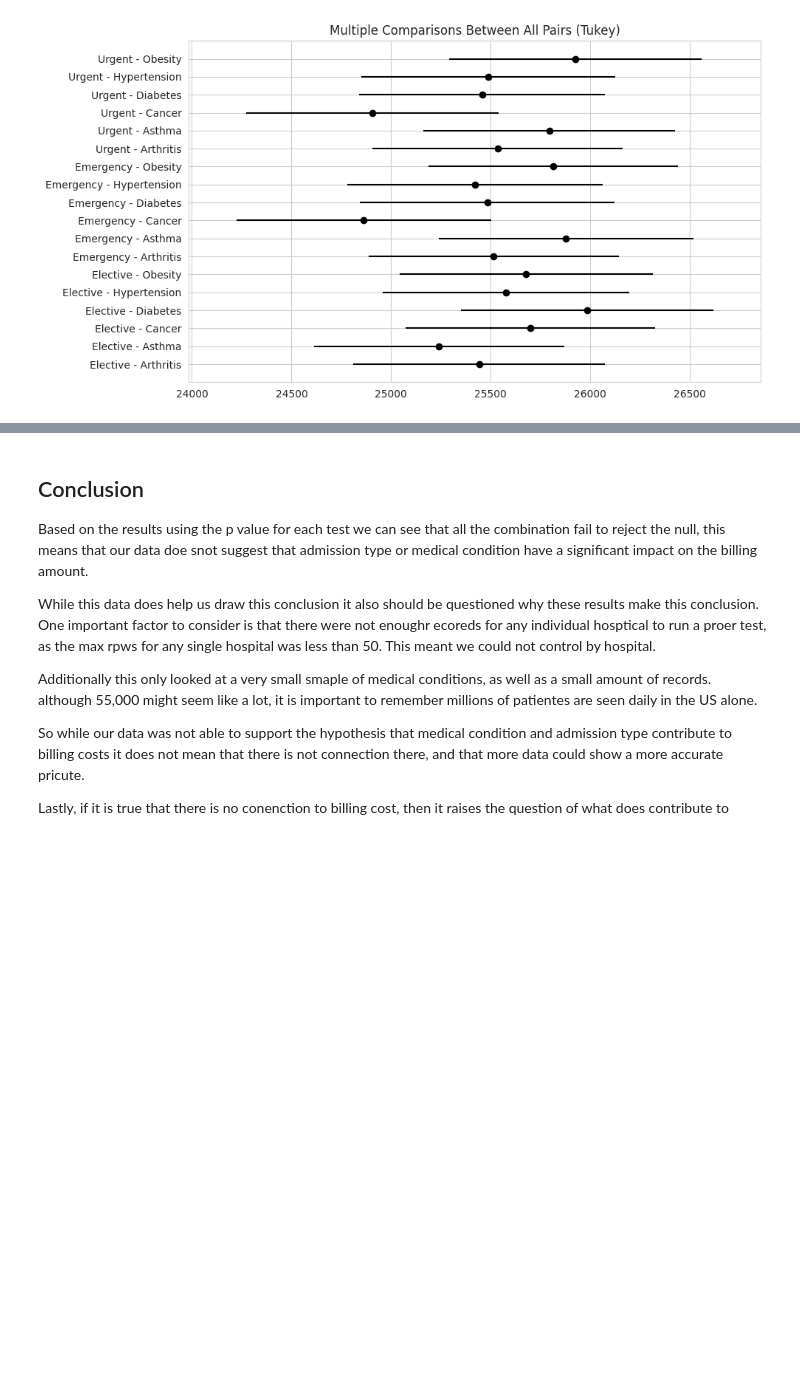
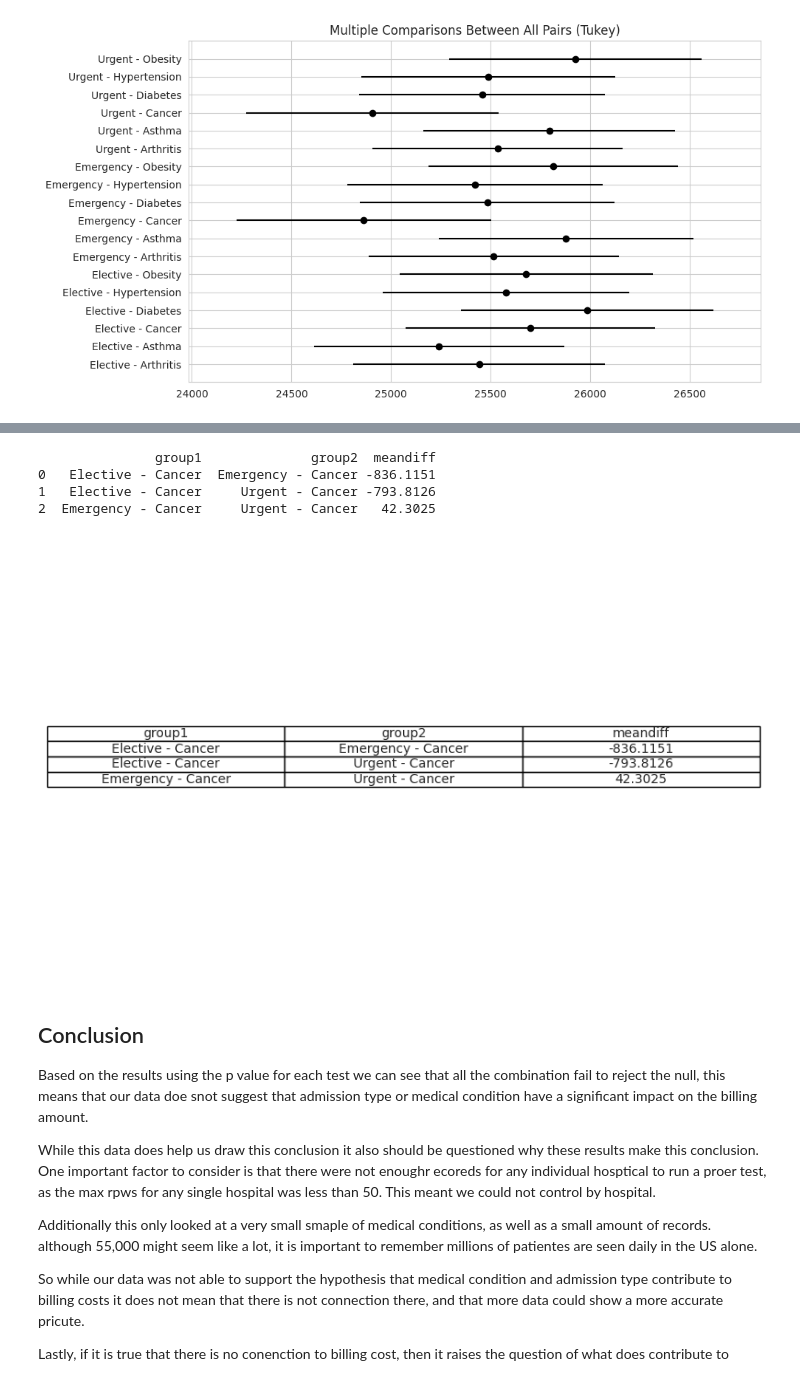
Before and after one commit to ZMK94/Health-Care-Cost-Analysis, a Jupyter notebook: Healthcare_Cost_Analysis.ipynb, the cells around one changed output, grey strips where cells are left out. Cells and saved outputs as stored; diff of their text form; code cells hidden in the pictures; blank space fills up the shorter version.

```diff
--- a/Healthcare_Cost_Analysis.ipynb
+++ b/Healthcare_Cost_Analysis.ipynb
@@ -339,3 +465,48 @@ tukey_result.plot_simultaneous()
+# %%
+import pandas as pd
+from statsmodels.stats.multicomp import MultiComparison
+import matplotlib.pyplot as plt
+
+# Create a new column that combines 'Admission Type' and 'Medical Condition'
+df['Group'] = df['Admission Type'] + ' - ' + df['Medical Condition']
+
+# Filter the data to only include rows where the medical condition is "Cancer"
+cancer_df = df[df['Medical Condition'] == "Cancer"]
+
+# Prepare the data for the Tukey HSD test
+multi_comp = MultiComparison(cancer_df['Billing Amount'], cancer_df['Group'])
+
+# Perform the Tukey HSD test
+tukey_result = multi_comp.tukeyhsd()
+
+# Extract the data from the Tukey HSD result
+tukey_data = tukey_result.summary().data[1:]
+
+# Create a DataFrame to hold the Tukey HSD test results
+results_df = pd.DataFrame(tukey_data, columns=tukey_result.summary().data[0])
+
+# Select relevant columns (Group 1, Group 2, and Mean Difference)
+results_df = results_df[['group1', 'group2', 'meandiff']]
+
+# Print the DataFrame
+print(results_df)
+
+# Create a formatted table and save it as an image
+fig, ax = plt.subplots(figsize=(10, 6))  # Set the size of the figure
+ax.axis('tight')
+ax.axis('off')
+table = ax.table(cellText=results_df.values, colLabels=results_df.columns, cellLoc='center', loc='center')
+
+# Save the table as an image
+plt.savefig("tukey_hsd_results.png")
+
+plt.show()
+# %% [output]
+               group1              group2  meandiff
+0   Elective - Cancer  Emergency - Cancer -836.1151
+1   Elective - Cancer     Urgent - Cancer -793.8126
+2  Emergency - Cancer     Urgent - Cancer   42.3025
+[figure, added]
 # %% [markdown]
 ## Conclusion
 
```
Also changed, not shown: parts of 4 cells of this notebook.
